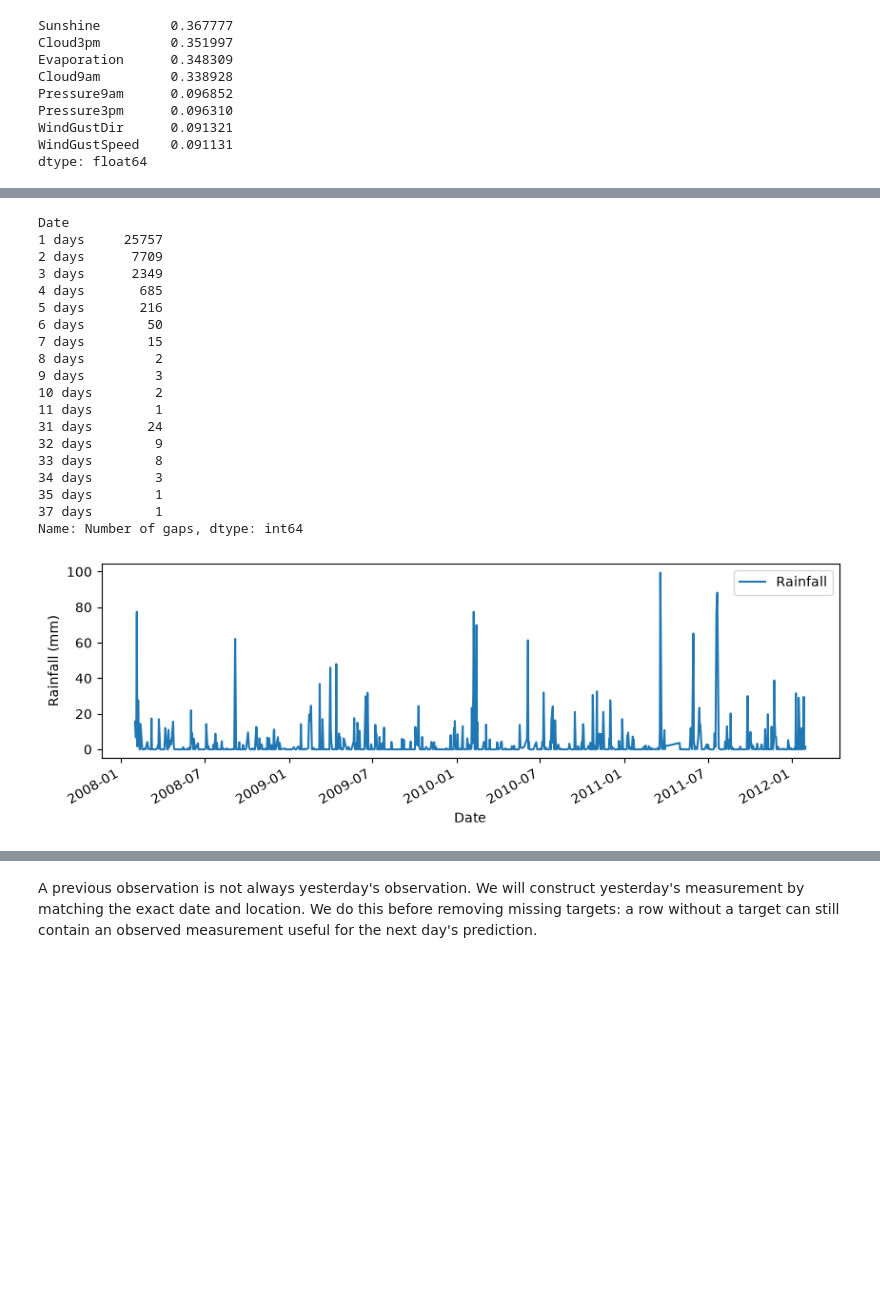
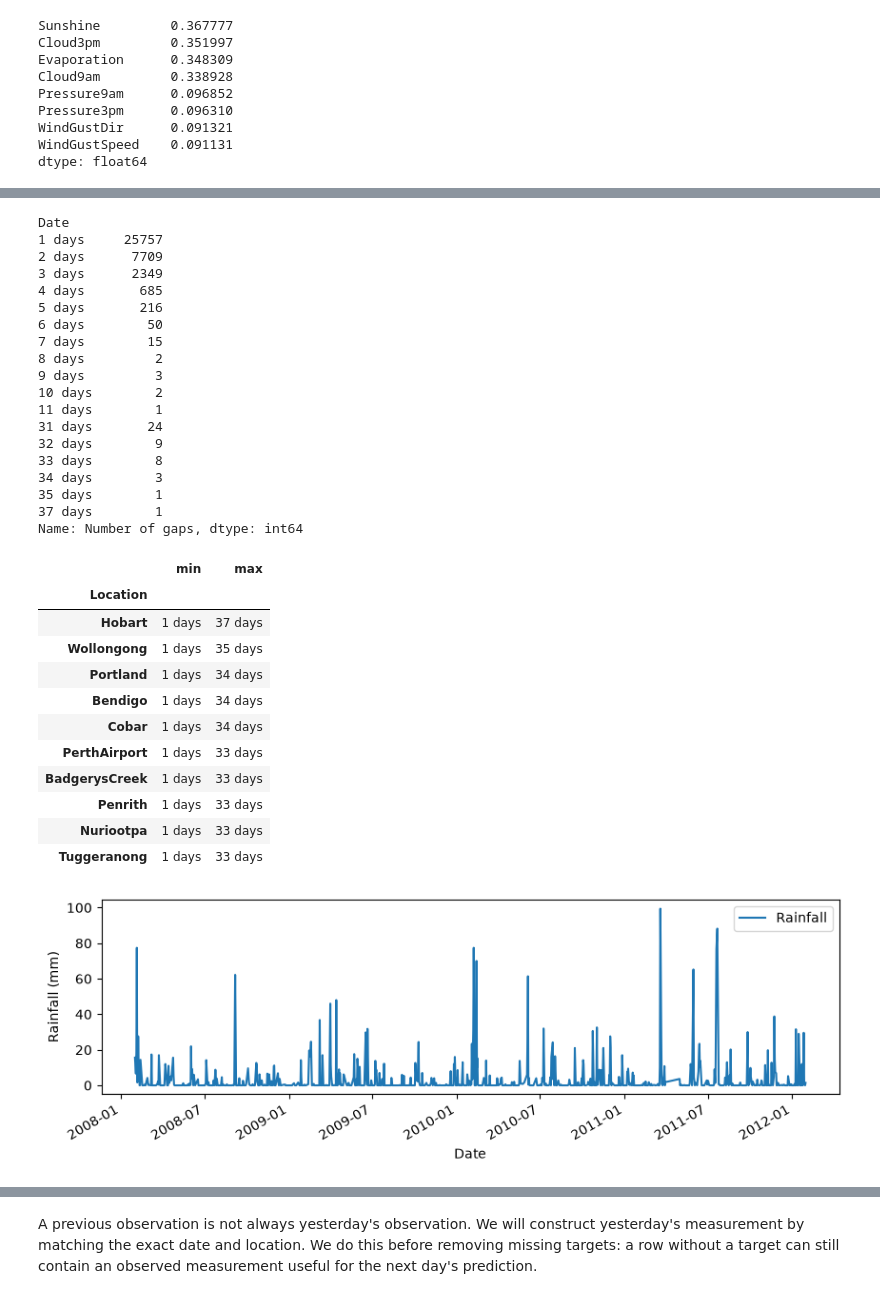
Before and after one commit to UBC-CS/cpsc330-2026W1, a Jupyter notebook: content/classes/varada/lecture-19-time-series-demo.ipynb, the cells around one changed output, grey strips where cells are left out. Saved outputs shown, nothing was run; the diff lists cells and outputs as text; code cells hidden in the pictures; blank space fills up the shorter version.

```diff
--- a/content/classes/varada/lecture-19-time-series-demo.ipynb
+++ b/content/classes/varada/lecture-19-time-series-demo.ipynb
@@ -68,27 +104,41 @@ Before constructing lags, also check whether consecutive rows within a location
 # %%
 spacing = rain.groupby("Location")["Date"].diff()
 display(spacing.value_counts().sort_index().rename("Number of gaps"))
+gap_summary = rain.assign(gap=spacing).groupby("Location")["gap"].agg(["min", "max"])
+display(gap_summary.sort_values("max", ascending=False).head(10))
 sydney = rain.loc[rain["Location"].eq("Sydney")]
 sydney.plot(x="Date", y="Rainfall", figsize=(10, 3), ylabel="Rainfall (mm)")
 plt.show()
 # %% [output]
 Date
 1 days     25757
 2 days      7709
 3 days      2349
 4 days       685
 5 days       216
 6 days        50
 7 days        15
 8 days         2
 9 days         3
 10 days        2
 11 days        1
 31 days       24
 32 days        9
 33 days        8
 34 days        3
 35 days        1
 37 days        1
 Name: Number of gaps, dtype: int64
+|  | min | max |
+| Location |  |  |
+| Hobart | 1 days | 37 days |
+| Wollongong | 1 days | 35 days |
+| Portland | 1 days | 34 days |
+| Bendigo | 1 days | 34 days |
+| Cobar | 1 days | 34 days |
+| PerthAirport | 1 days | 33 days |
+| BadgerysCreek | 1 days | 33 days |
+| Penrith | 1 days | 33 days |
+| Nuriootpa | 1 days | 33 days |
+| Tuggeranong | 1 days | 33 days |
 [figure]
```
Also changed, not shown: parts of 17 cells of this notebook.
